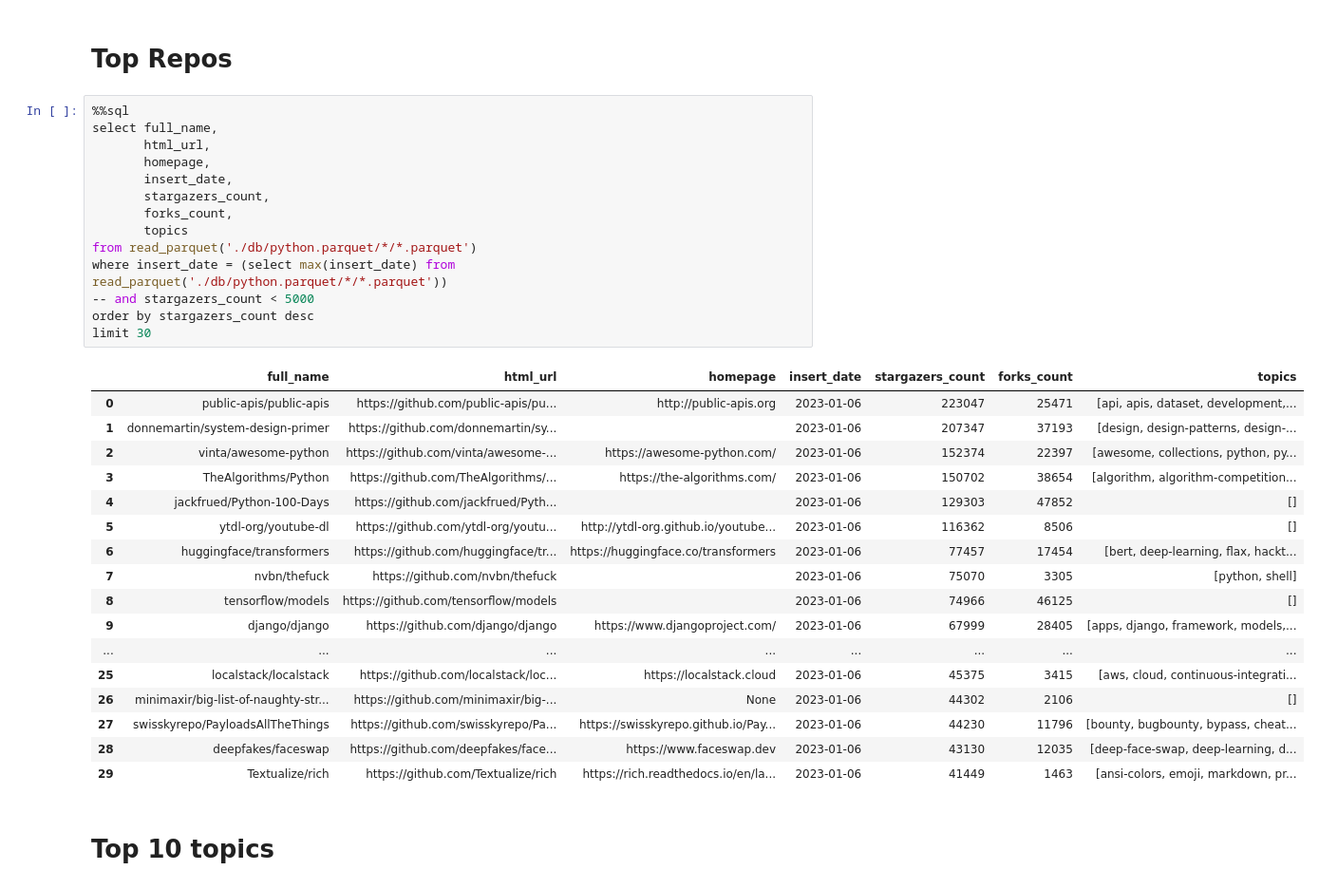
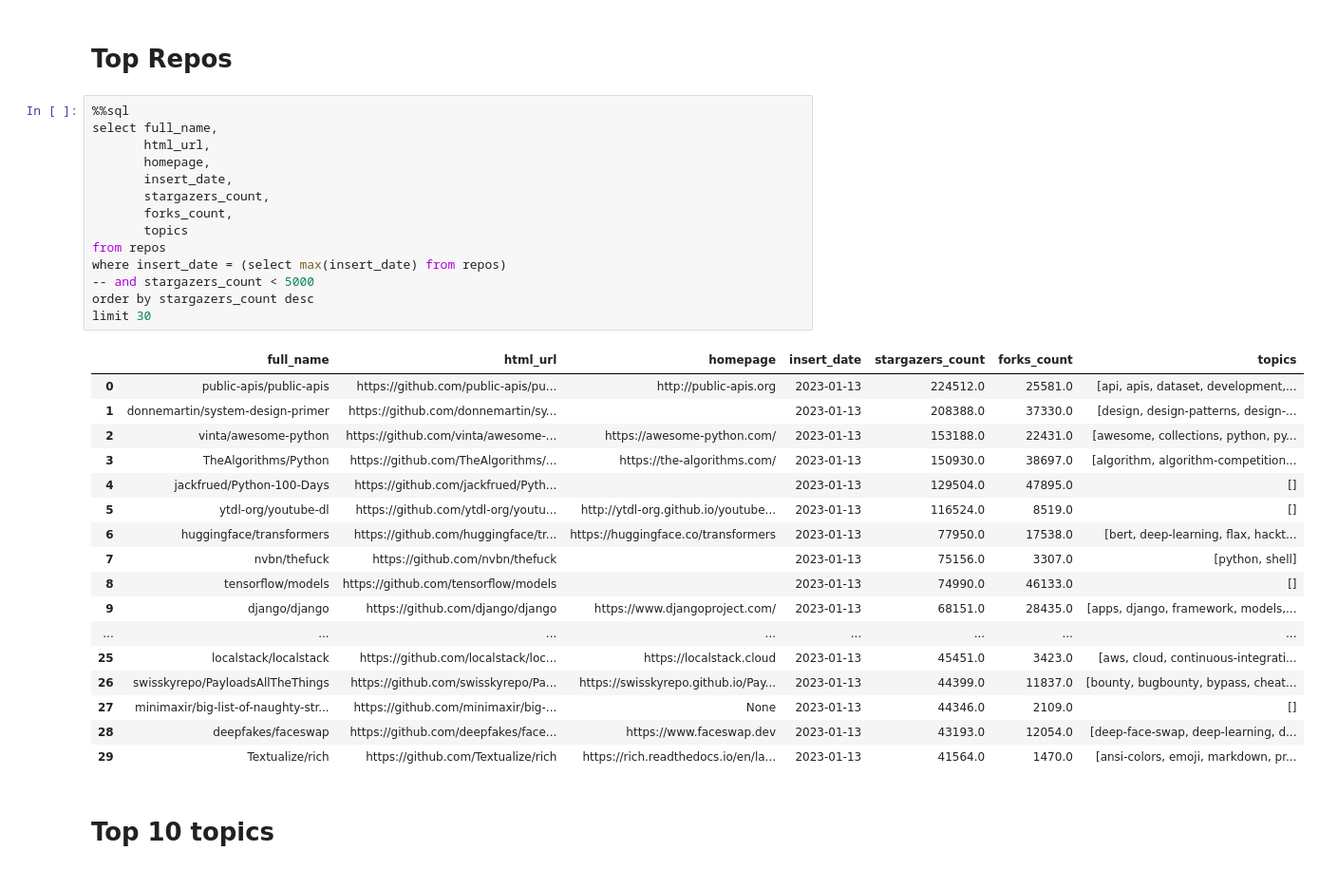
Before and after one commit to acalio/trending-github, a Jupyter notebook: noteboks/Untitled.ipynb, the cells around one changed output. Shown: that part at 95% size. Cells and saved outputs as stored; diff of their text form.

```diff
--- a/noteboks/Untitled.ipynb
+++ b/noteboks/Untitled.ipynb
@@ -82,35 +49,35 @@ select * from tmp where rn <= 1
 # %%
 %%sql
 select full_name,
        html_url,
        homepage,
        insert_date,
        stargazers_count,
        forks_count,
        topics
-from read_parquet('./db/python.parquet/*/*.parquet')
-where insert_date = (select max(insert_date) from read_parquet('./db/python.parquet/*/*.parquet'))
+from repos
+where insert_date = (select max(insert_date) from repos)
 -- and stargazers_count < 5000
 order by stargazers_count desc
 limit 30
 # %% [output]
 |  | full_name | html_url | homepage | insert_date | stargazers_count | forks_count | topics |
-| 0 | public-apis/public-apis | https://github.com/public-apis/pu... | http://public-apis.org | 2023-01-06 | 223047 | 25471 | [api, apis, dataset, development,... |
-| 1 | donnemartin/system-design-primer | https://github.com/donnemartin/sy... |  | 2023-01-06 | 207347 | 37193 | [design, design-patterns, design-... |
-| 2 | vinta/awesome-python | https://github.com/vinta/awesome-... | https://awesome-python.com/ | 2023-01-06 | 152374 | 22397 | [awesome, collections, python, py... |
-| 3 | TheAlgorithms/Python | https://github.com/TheAlgorithms/... | https://the-algorithms.com/ | 2023-01-06 | 150702 | 38654 | [algorithm, algorithm-competition... |
-| 4 | jackfrued/Python-100-Days | https://github.com/jackfrued/Pyth... |  | 2023-01-06 | 129303 | 47852 | [] |
-| 5 | ytdl-org/youtube-dl | https://github.com/ytdl-org/youtu... | http://ytdl-org.github.io/youtube... | 2023-01-06 | 116362 | 8506 | [] |
-| 6 | huggingface/transformers | https://github.com/huggingface/tr... | https://huggingface.co/transformers | 2023-01-06 | 77457 | 17454 | [bert, deep-learning, flax, hackt... |
-| 7 | nvbn/thefuck | https://github.com/nvbn/thefuck |  | 2023-01-06 | 75070 | 3305 | [python, shell] |
-| 8 | tensorflow/models | https://github.com/tensorflow/models |  | 2023-01-06 | 74966 | 46125 | [] |
-| 9 | django/django | https://github.com/django/django | https://www.djangoproject.com/ | 2023-01-06 | 67999 | 28405 | [apps, django, framework, models,... |
+| 0 | public-apis/public-apis | https://github.com/public-apis/pu... | http://public-apis.org | 2023-01-13 | 224512.0 | 25581.0 | [api, apis, dataset, development,... |
+| 1 | donnemartin/system-design-primer | https://github.com/donnemartin/sy... |  | 2023-01-13 | 208388.0 | 37330.0 | [design, design-patterns, design-... |
+| 2 | vinta/awesome-python | https://github.com/vinta/awesome-... | https://awesome-python.com/ | 2023-01-13 | 153188.0 | 22431.0 | [awesome, collections, python, py... |
+| 3 | TheAlgorithms/Python | https://github.com/TheAlgorithms/... | https://the-algorithms.com/ | 2023-01-13 | 150930.0 | 38697.0 | [algorithm, algorithm-competition... |
+| 4 | jackfrued/Python-100-Days | https://github.com/jackfrued/Pyth... |  | 2023-01-13 | 129504.0 | 47895.0 | [] |
+| 5 | ytdl-org/youtube-dl | https://github.com/ytdl-org/youtu... | http://ytdl-org.github.io/youtube... | 2023-01-13 | 116524.0 | 8519.0 | [] |
+| 6 | huggingface/transformers | https://github.com/huggingface/tr... | https://huggingface.co/transformers | 2023-01-13 | 77950.0 | 17538.0 | [bert, deep-learning, flax, hackt... |
+| 7 | nvbn/thefuck | https://github.com/nvbn/thefuck |  | 2023-01-13 | 75156.0 | 3307.0 | [python, shell] |
+| 8 | tensorflow/models | https://github.com/tensorflow/models |  | 2023-01-13 | 74990.0 | 46133.0 | [] |
+| 9 | django/django | https://github.com/django/django | https://www.djangoproject.com/ | 2023-01-13 | 68151.0 | 28435.0 | [apps, django, framework, models,... |
 | ... | ... | ... | ... | ... | ... | ... | ... |
-| 25 | localstack/localstack | https://github.com/localstack/loc... | https://localstack.cloud | 2023-01-06 | 45375 | 3415 | [aws, cloud, continuous-integrati... |
-| 26 | minimaxir/big-list-of-naughty-str... | https://github.com/minimaxir/big-... | None | 2023-01-06 | 44302 | 2106 | [] |
-| 27 | swisskyrepo/PayloadsAllTheThings | https://github.com/swisskyrepo/Pa... | https://swisskyrepo.github.io/Pay... | 2023-01-06 | 44230 | 11796 | [bounty, bugbounty, bypass, cheat... |
-| 28 | deepfakes/faceswap | https://github.com/deepfakes/face... | https://www.faceswap.dev | 2023-01-06 | 43130 | 12035 | [deep-face-swap, deep-learning, d... |
-| 29 | Textualize/rich | https://github.com/Textualize/rich | https://rich.readthedocs.io/en/la... | 2023-01-06 | 41449 | 1463 | [ansi-colors, emoji, markdown, pr... |
+| 25 | localstack/localstack | https://github.com/localstack/loc... | https://localstack.cloud | 2023-01-13 | 45451.0 | 3423.0 | [aws, cloud, continuous-integrati... |
+| 26 | swisskyrepo/PayloadsAllTheThings | https://github.com/swisskyrepo/Pa... | https://swisskyrepo.github.io/Pay... | 2023-01-13 | 44399.0 | 11837.0 | [bounty, bugbounty, bypass, cheat... |
+| 27 | minimaxir/big-list-of-naughty-str... | https://github.com/minimaxir/big-... | None | 2023-01-13 | 44346.0 | 2109.0 | [] |
+| 28 | deepfakes/faceswap | https://github.com/deepfakes/face... | https://www.faceswap.dev | 2023-01-13 | 43193.0 | 12054.0 | [deep-face-swap, deep-learning, d... |
+| 29 | Textualize/rich | https://github.com/Textualize/rich | https://rich.readthedocs.io/en/la... | 2023-01-13 | 41564.0 | 1470.0 | [ansi-colors, emoji, markdown, pr... |
 # %% [markdown]
 # Top 10 topics
 # %%
```
Also changed, not shown: parts of 30 cells of this notebook, 6 other files.
